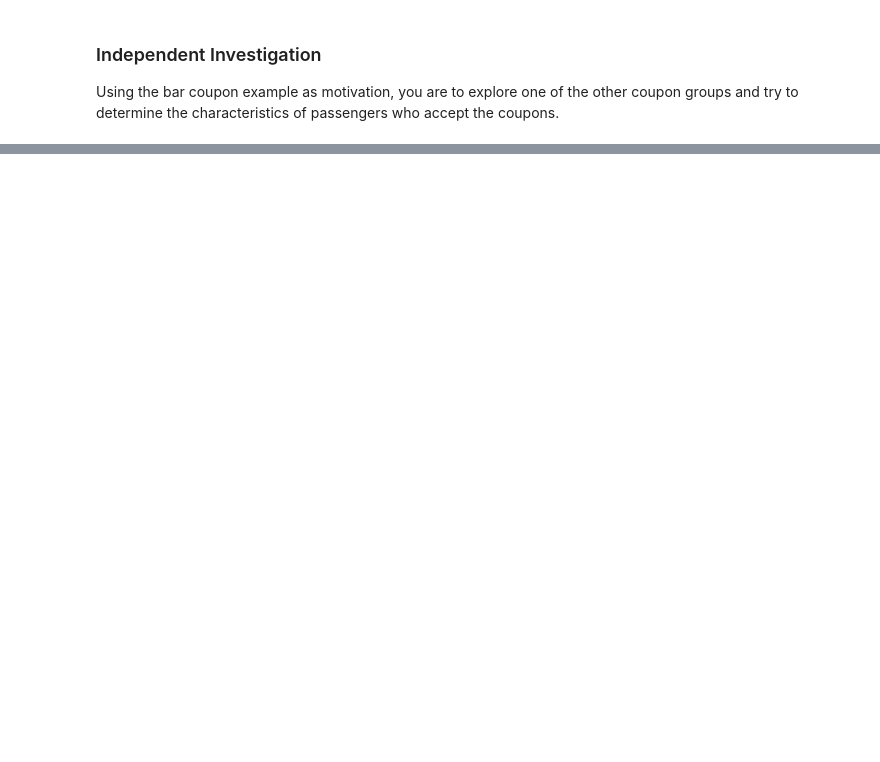
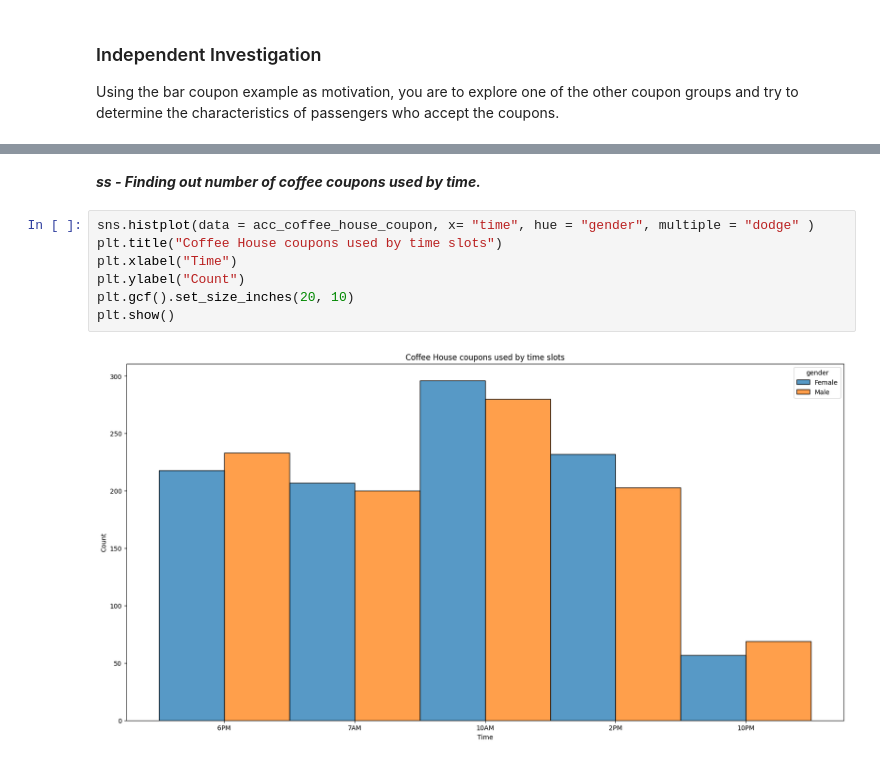
Before and after one commit to Ssahu620/SS-ML-AI-001, a Jupyter notebook: ss_promp.ipynb, the cells around one changed output, grey strips where cells are left out. Drawn from its saved outputs; the diff is of its cells as text; blank space fills up the shorter version.

```diff
--- a/ss_promp.ipynb
+++ b/ss_promp.ipynb
@@ -516,0 +574,11 @@ Using the bar coupon example as motivation, you are to explore one of the other
+# %% [markdown]
+***ss - Finding out number of coffee coupons used by time.***
+# %%
+sns.histplot(data = acc_coffee_house_coupon, x= "time", hue = "gender", multiple = "dodge" )
+plt.title("Coffee House coupons used by time slots")
+plt.xlabel("Time")
+plt.ylabel("Count")
+plt.gcf().set_size_inches(20, 10)
+plt.show()
+# %% [output]
+[figure, added]
```
Also changed, not shown: parts of 15 cells of this notebook.
